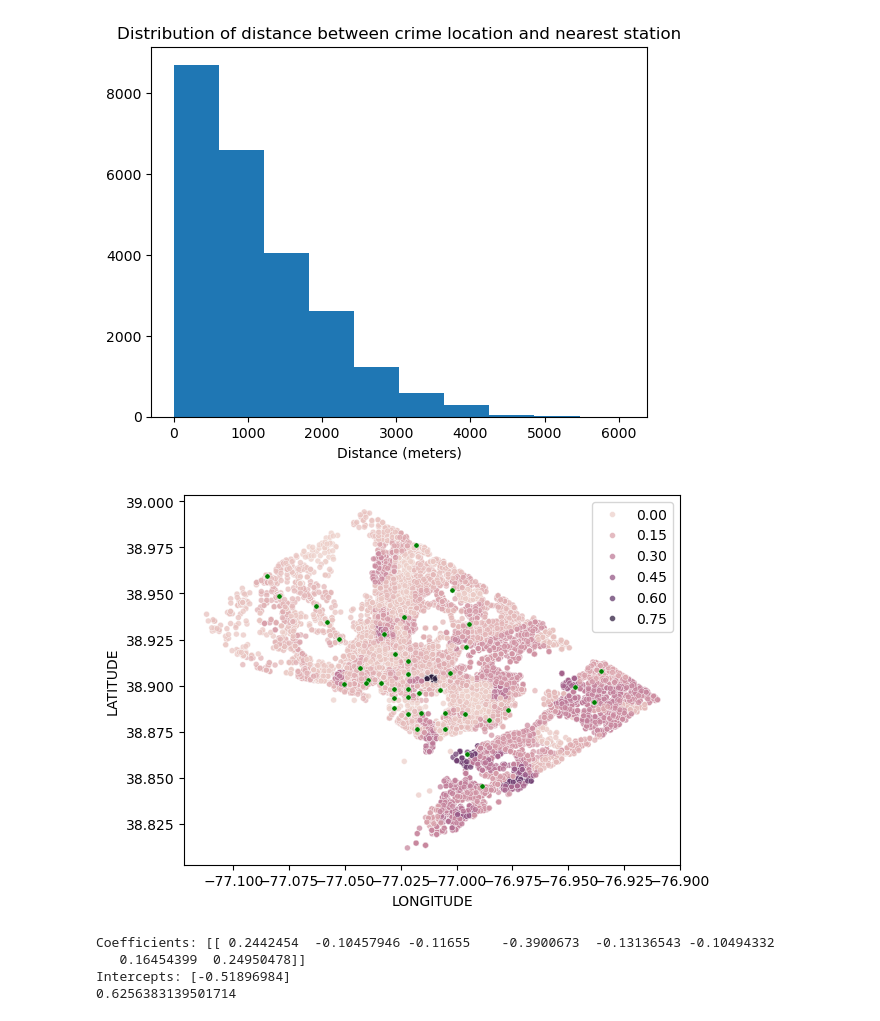
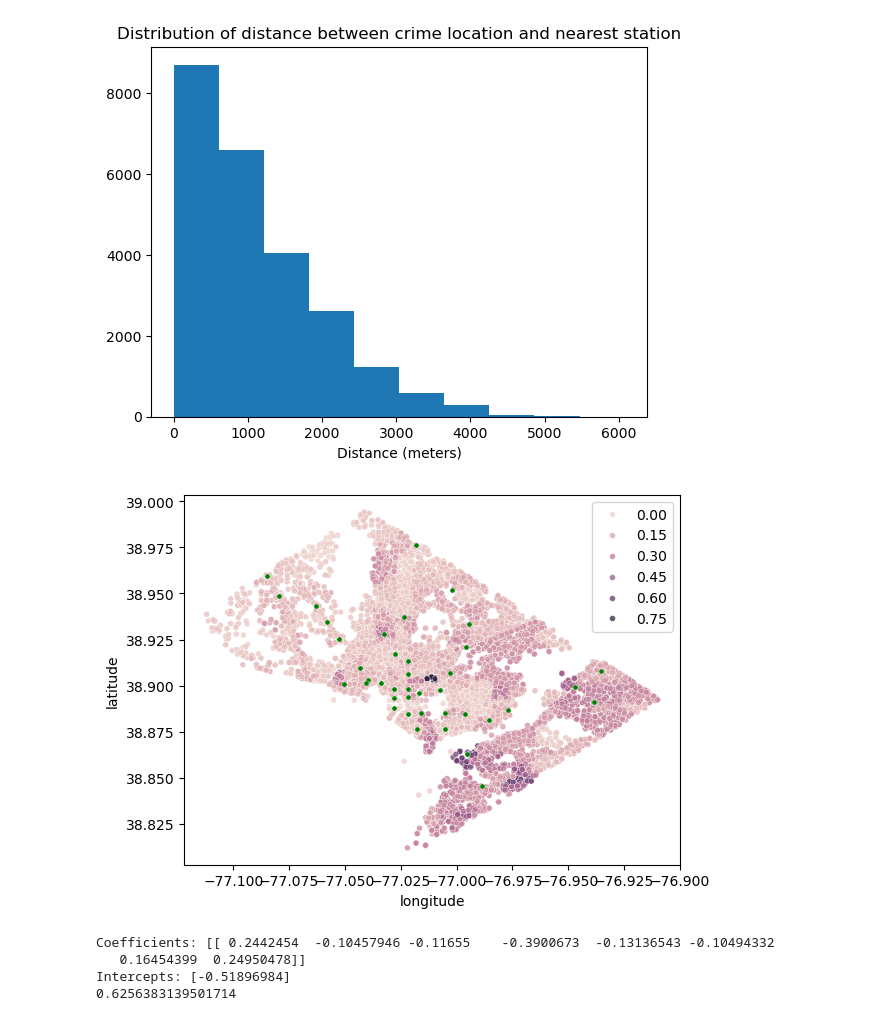
Before and after one commit to iansargent/DC-Metro-Crime, a Jupyter notebook: Scripts/Analysis/plots.ipynb, the cells around one changed output. Saved outputs shown, nothing was run; the diff lists cells and outputs as text; code cells hidden in the pictures.

```diff
--- a/Scripts/Analysis/plots.ipynb
+++ b/Scripts/Analysis/plots.ipynb
@@ -40,6 +55,6 @@ choices = [
     'property'
 ]
 
-data['CRIME'] = np.select(conditions, choices, default=None)
+data['crime'] = np.select(conditions, choices, default=None)
 # %%
 sns.scatterplot(data=data,
@@ -83,19 +98,19 @@ plt.show()
 [figure]
 # %%
 sns.scatterplot(data=data,
-                x='LONGITUDE',
-                y='LATITUDE',
+                x='longitude',
+                y='latitude',
                 hue='poverty_rate',
                 s= 18,
                 alpha = 0.75)
 sns.scatterplot(data=metro,
                 x= 'lon',
                 y= 'lat',
                 s=14,
                 color='green')
 plt.show()
 # %% [output]
-[figure, old version]
+[figure, new version]
 # %%
 data['violent_crime'] = np.where(data['crime_type'] == 'violent', 1, 0)
 # %%
```
Also changed, not shown: parts of 5 cells of this notebook.
